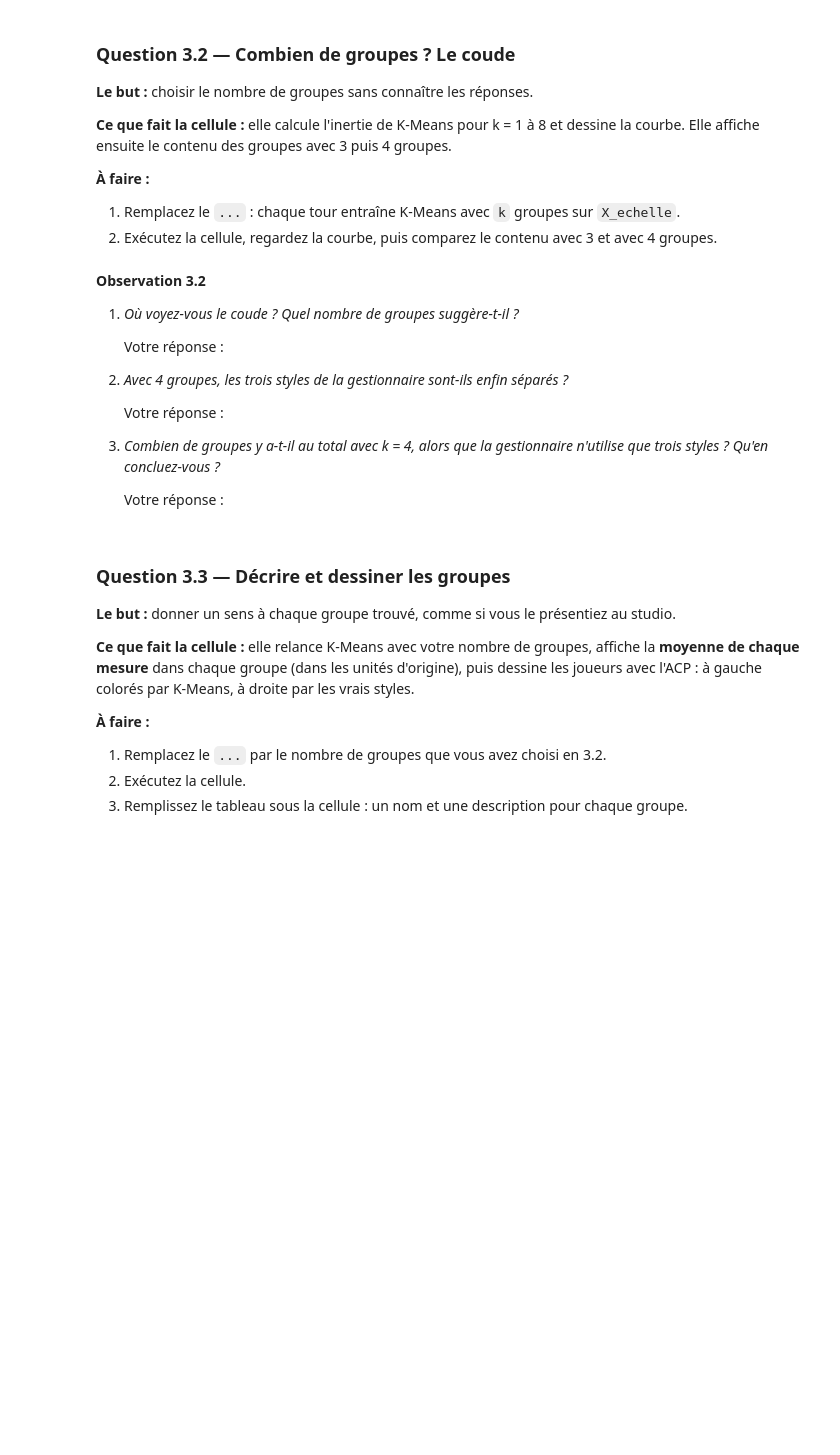
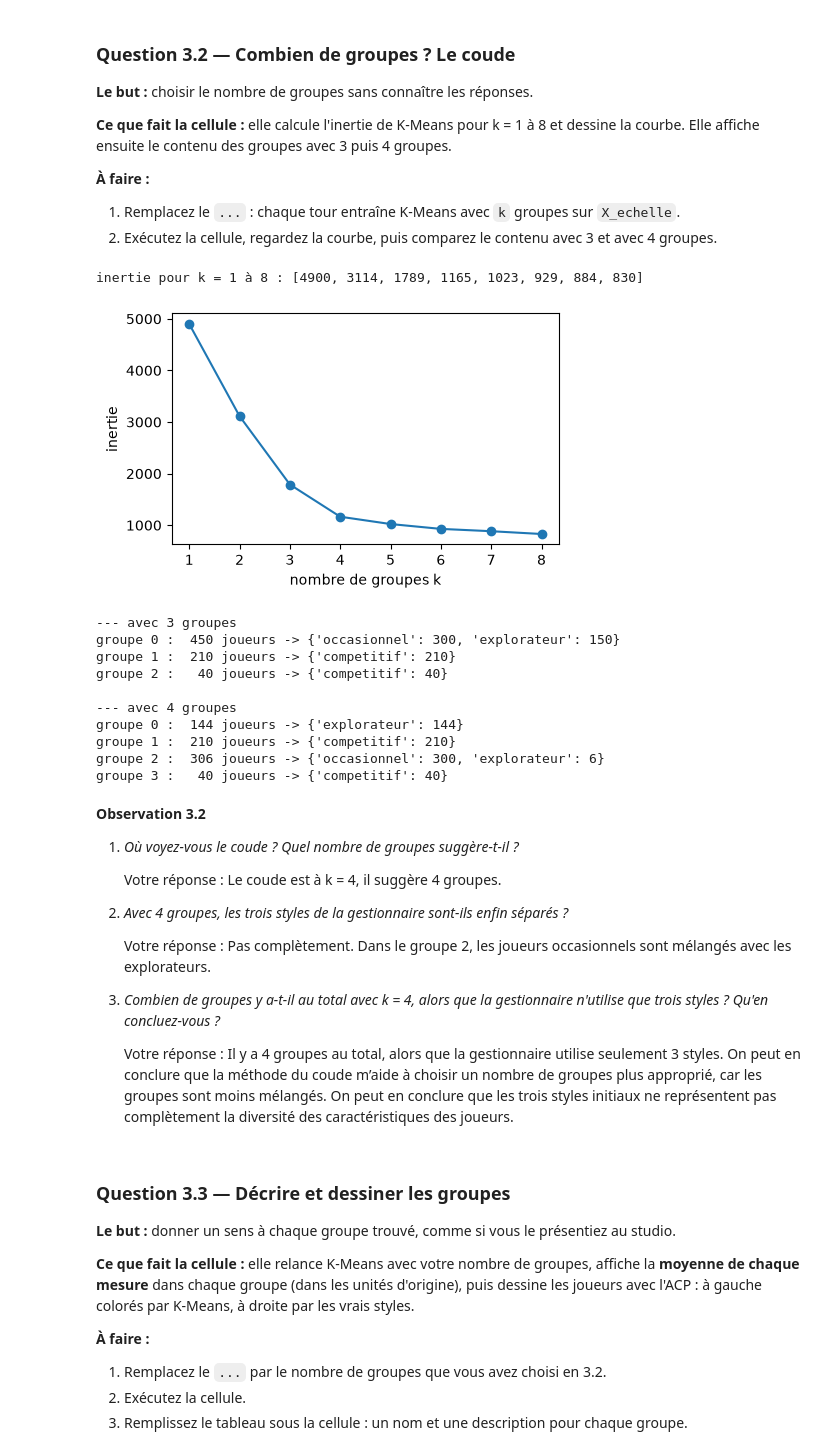
Before and after one commit to xuan996-labo/tp2-ia, a Jupyter notebook: TP2_depart.ipynb, the cells around one changed output. Drawn from its saved outputs; the diff is of its cells as text; code cells hidden in the pictures; blank space fills up the shorter version.

```diff
--- a/TP2_depart.ipynb
+++ b/TP2_depart.ipynb
@@ -267,7 +267,8 @@ print("--- SANS mise à l'échelle")
 groupes_brut = KMeans(n_clusters=3, n_init=10, random_state=0).fit_predict(X)
 contenu(groupes_brut, 3)
 
-X_echelle = ...                           # ← à compléter
+scaler = StandardScaler()
+X_echelle = scaler.fit_transform(X)                          # ← à compléter
 print()
 print("--- APRÈS mise à l'échelle")
 groupes = KMeans(n_clusters=3, n_init=10, random_state=0).fit_predict(X_echelle)
@@ -300,34 +311,52 @@ contenu(groupes, 3)
 # %%
 valeurs = []
 for k in range(1, 9):
-    modele = ...                                       # ← à compléter
+    modele = KMeans(
+        n_clusters=k,
+        n_init=10,
+        random_state=0
+    )
+    modele.fit(X_echelle)                               # ← à compléter
     valeurs.append(round(modele.inertia_))
 print("inertie pour k = 1 à 8 :", valeurs)
 
 plt.figure(figsize=(5, 3))
 plt.plot(range(1, 9), valeurs, marker="o")
 plt.xlabel("nombre de groupes k")
 plt.ylabel("inertie")
 plt.show()
 
 for k in [3, 4]:
     print()
     print(f"--- avec {k} groupes")
     contenu(KMeans(n_clusters=k, n_init=10, random_state=0).fit_predict(X_echelle), k)
+# %% [output]
+inertie pour k = 1 à 8 : [4900, 3114, 1789, 1165, 1023, 929, 884, 830]
+[figure, added]
+--- avec 3 groupes
+groupe 0 :  450 joueurs -> {'occasionnel': 300, 'explorateur': 150}
+groupe 1 :  210 joueurs -> {'competitif': 210}
+groupe 2 :   40 joueurs -> {'competitif': 40}
+
+--- avec 4 groupes
+groupe 0 :  144 joueurs -> {'explorateur': 144}
+groupe 1 :  210 joueurs -> {'competitif': 210}
+groupe 2 :  306 joueurs -> {'occasionnel': 300, 'explorateur': 6}
+groupe 3 :   40 joueurs -> {'competitif': 40}
 # %% [markdown]
 **Observation 3.2**
 
 1. *Où voyez-vous le coude ? Quel nombre de groupes suggère-t-il ?*
 
-   Votre réponse :
+   Votre réponse : Le coude est à k = 4, il suggère 4 groupes.
 
 2. *Avec 4 groupes, les trois styles de la gestionnaire sont-ils enfin séparés ?*
 
-   Votre réponse :
+   Votre réponse : Pas complètement. Dans le groupe 2, les joueurs occasionnels sont mélangés avec les explorateurs.
 
 3. *Combien de groupes y a-t-il au total avec k = 4, alors que la gestionnaire n'utilise que trois styles ? Qu'en concluez-vous ?*
 
-   Votre réponse :
+   Votre réponse : Il y a 4 groupes au total, alors que la gestionnaire utilise seulement 3 styles. On peut en conclure que la méthode du coude m’aide à choisir un nombre de groupes plus approprié, car les groupes sont moins mélangés. On peut en conclure que les trois styles initiaux ne représentent pas complètement la diversité des caractéristiques des joueurs.
 # %% [markdown]
 ### Question 3.3 — Décrire et dessiner les groupes
 
```
Also changed, not shown: parts of 8 cells of this notebook, 1 other file.
